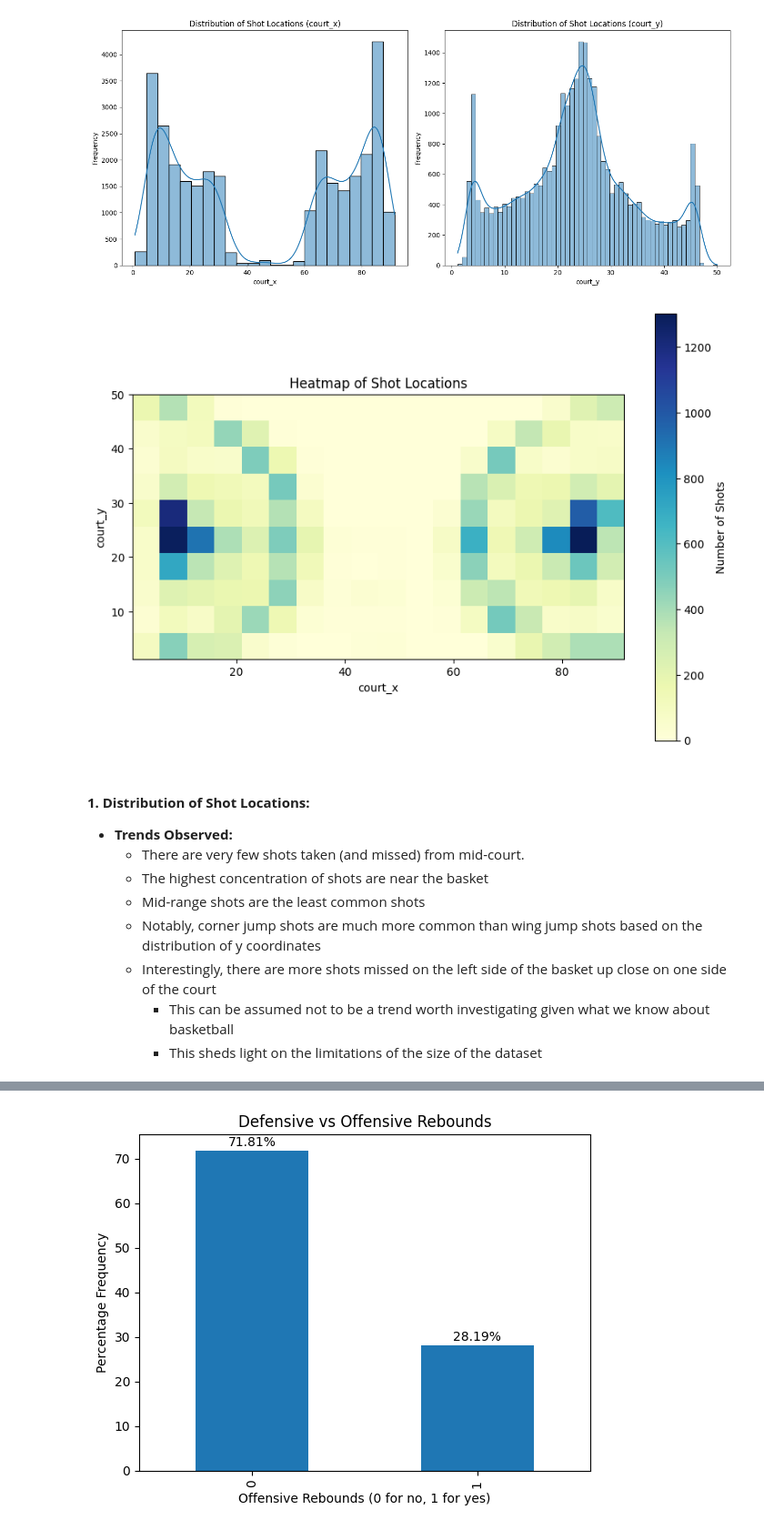
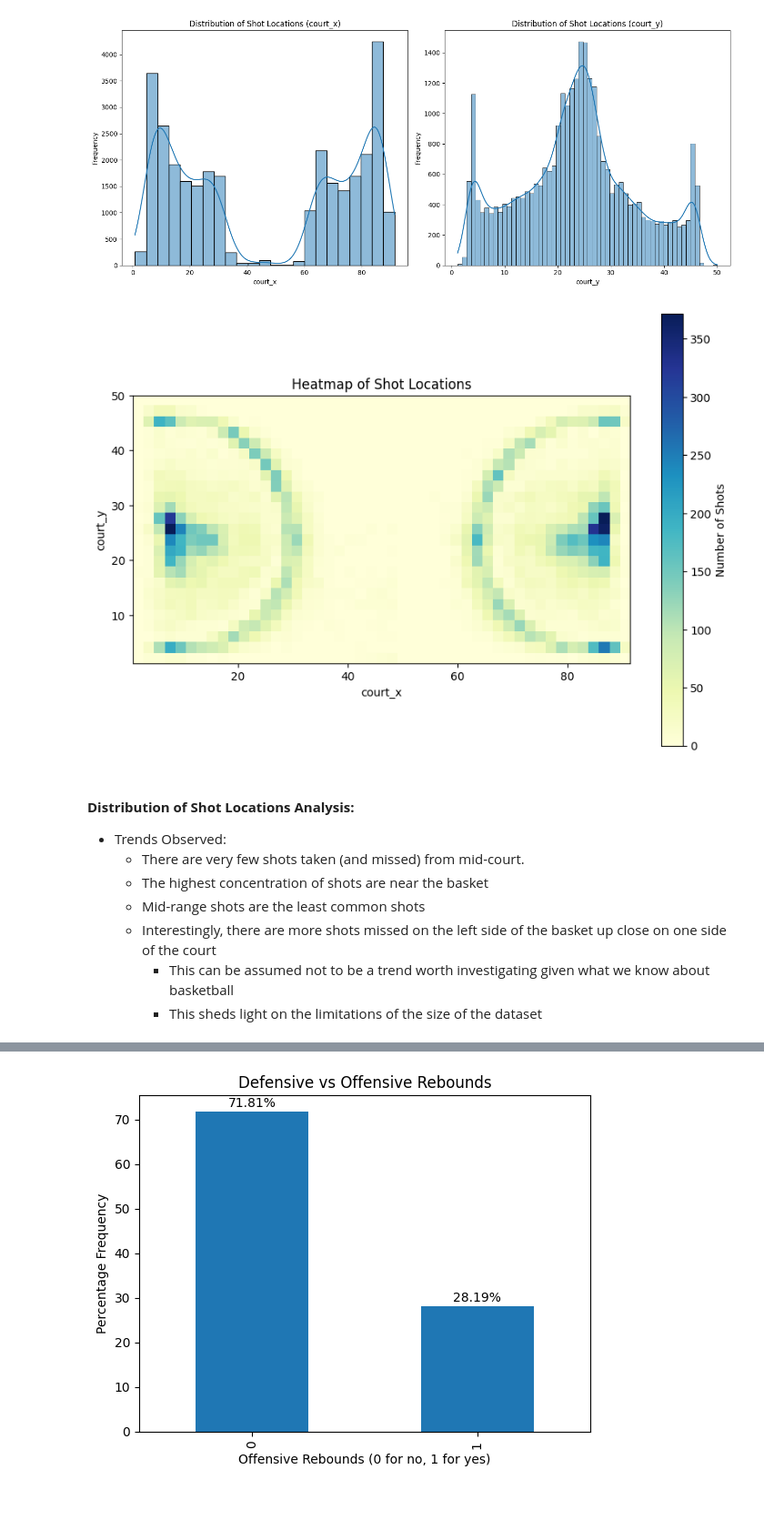
Before and after one commit to timseymour42/shotquality-offensive-rebounding, a Jupyter notebook: orbd_prediction.ipynb, the cells around one changed output, grey strips where cells are left out. Shown at 91% size. Drawn from its saved outputs; the diff is of its cells as text; code cells hidden in the pictures; blank space fills up the shorter version.

```diff
--- a/orbd_prediction.ipynb
+++ b/orbd_prediction.ipynb
@@ -272,28 +313,27 @@ plt.show()
 [figure]
 # %%
 # Define grid size for binning
-grid_size = 5
+grid_size = 2
 
 # Use numpy's histogram2d to bin the data
 hist, xedges, yedges = np.histogram2d(shooter_data_train['court_x'], shooter_data_train['court_y'], bins=(int(94/grid_size), int(50/grid_size)))
 
 # Plot heatmap
 plt.figure(figsize=(10, 7))
 plt.imshow(hist.T, origin='lower', cmap='YlGnBu', extent=[xedges[0], xedges[-1], yedges[0], yedges[-1]])
 plt.colorbar(label='Number of Shots')
 plt.title('Heatmap of Shot Locations')
 plt.xlabel('court_x')
 plt.ylabel('court_y')
 plt.show()
 # %% [output]
-[figure, old version]
+[figure, new version]
 # %% [markdown]
-#### **1. Distribution of Shot Locations:**
-- **Trends Observed:**
+#### **Distribution of Shot Locations Analysis:**
+- Trends Observed:
     - There are very few shots taken (and missed) from mid-court.
     - The highest concentration of shots are near the basket
     - Mid-range shots are the least common shots
-    - Notably, corner jump shots are much more common than wing jump shots based on the distribution of y coordinates
     - Interestingly, there are more shots missed on the left side of the basket up close on one side of the court
         - This can be assumed not to be a trend worth investigating given what we know about basketball
         - This sheds light on the limitations of the size of the dataset
```
Also changed, not shown: parts of 252 cells of this notebook, 14 other files.
